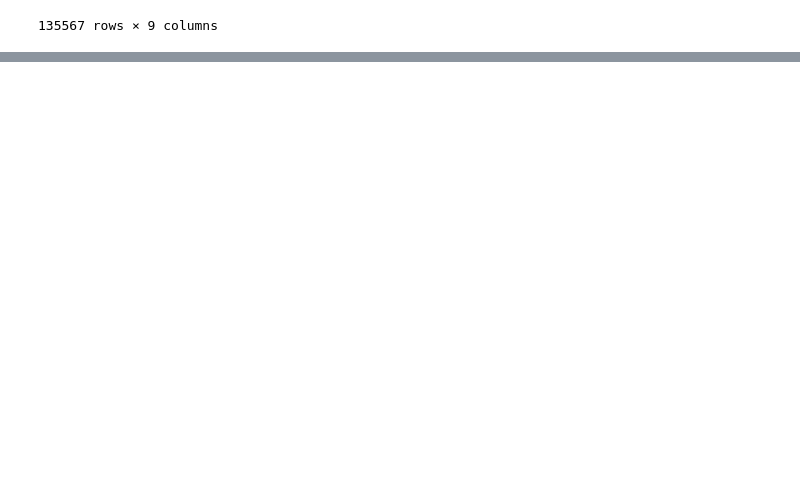
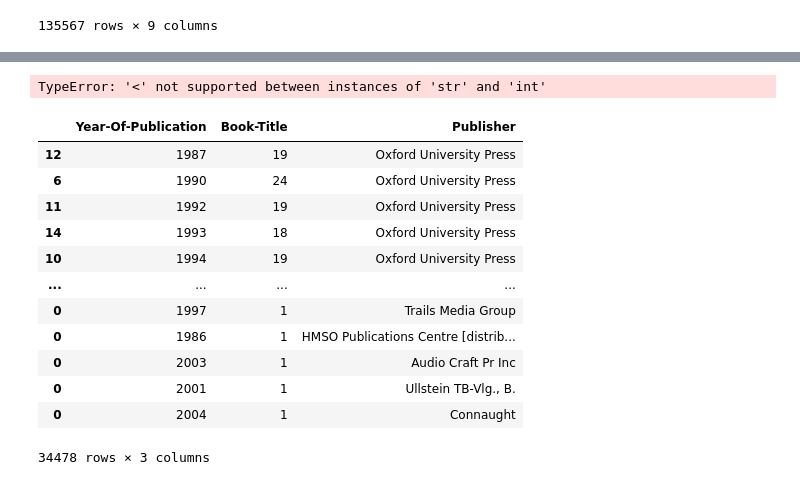
Before and after one commit to vivek-2567/Book-Recommendation-System, a Jupyter notebook: Book_Recommendation_System.ipynb, the cells around one changed output, grey strips where cells are left out. Saved outputs shown, nothing was run; the diff lists cells and outputs as text; code cells hidden in the pictures; blank space fills up the shorter version.

Commit message:
adding data analysis

```diff
--- a/Book_Recommendation_System.ipynb
+++ b/Book_Recommendation_System.ipynb
@@ -295,0 +338,6 @@ z
+# %%
+h_p_books = z[z['Publisher'] == 'Harlequin'].groupby("Year-Of-Publication").count()[['Book-Title']].sort_values(['Book-Title'],ascending = False).reset_index().head(15)
+h_p_books['Year-Of-Publication'].astype(int)
+h_p_books = h_p_books.sort_values(['Year-Of-Publication'])
+h_p_books['Publisher'] = "Harlequin"
+h_p_books
@@ -295,0 +361,33 @@ z
+# %%
+z[z['Publisher'] == 'Harlequin'].groupby("Year-Of-Publication").count()[['Book-Title']].sort_index()
+# %% [output]
+TypeError: '<' not supported between instances of 'str' and 'int'
+# %%
+ans = pd.DataFrame(columns=['Year-Of-Publication','Book-Title','Publisher'])
+
+z['Year-Of-Publication'] = z['Year-Of-Publication'][z['Year-Of-Publication'] != 'DK Publishing Inc']
+z['Year-Of-Publication'] = z['Year-Of-Publication'][z['Year-Of-Publication'] != '0']
+z['Year-Of-Publication'] = z['Year-Of-Publication'][z['Year-Of-Publication'] != 0]
+
+for publisher in z['Publisher'].unique():
+    h_p_books = z[z['Publisher'] == publisher].groupby("Year-Of-Publication").count()[['Book-Title']].sort_values(['Book-Title'],ascending = False).reset_index().head(15)
+    h_p_books['Year-Of-Publication'] = h_p_books['Year-Of-Publication'].astype(int)
+    h_p_books = h_p_books.sort_values(['Year-Of-Publication'])
+    h_p_books['Publisher'] = publisher
+    ans = pd.concat([ans, h_p_books])
+
+ans
+# %% [output]
+|  | Year-Of-Publication | Book-Title | Publisher |
+| 12 | 1987 | 19 | Oxford University Press |
+| 6 | 1990 | 24 | Oxford University Press |
+| 11 | 1992 | 19 | Oxford University Press |
+| 14 | 1993 | 18 | Oxford University Press |
+| 10 | 1994 | 19 | Oxford University Press |
+| ... | ... | ... | ... |
+| 0 | 1997 | 1 | Trails Media Group |
+| 0 | 1986 | 1 | HMSO Publications Centre [distrib... |
+| 0 | 2003 | 1 | Audio Craft Pr Inc |
+| 0 | 2001 | 1 | Ullstein TB-Vlg., B. |
+| 0 | 2004 | 1 | Connaught |
+34478 rows × 3 columns
```
Also changed, not shown: parts of 17 cells of this notebook, 6 other files.
